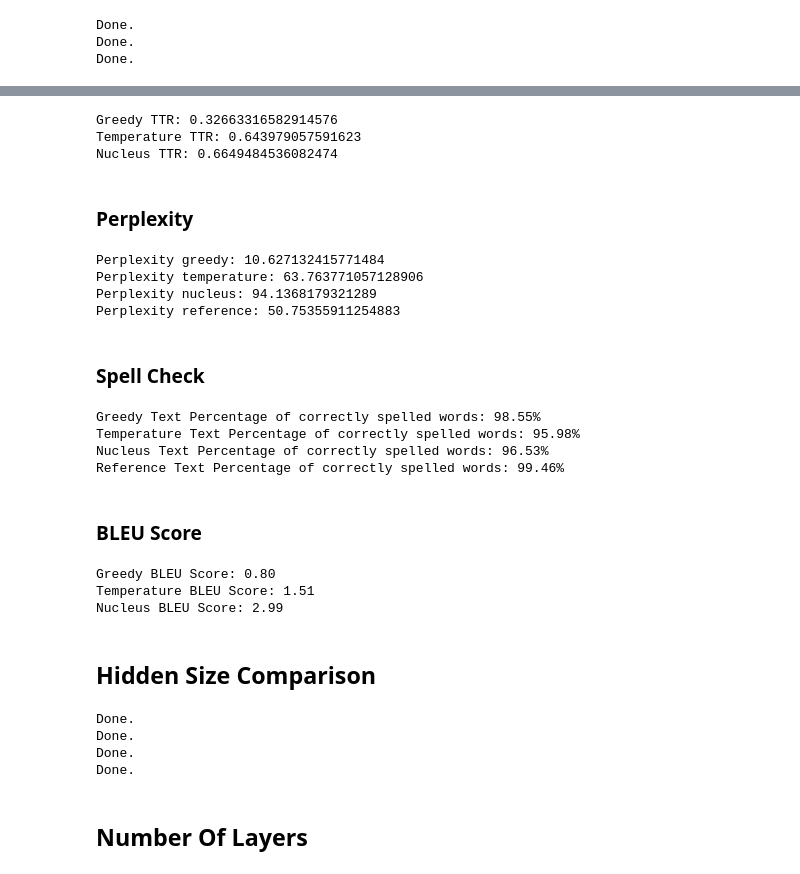
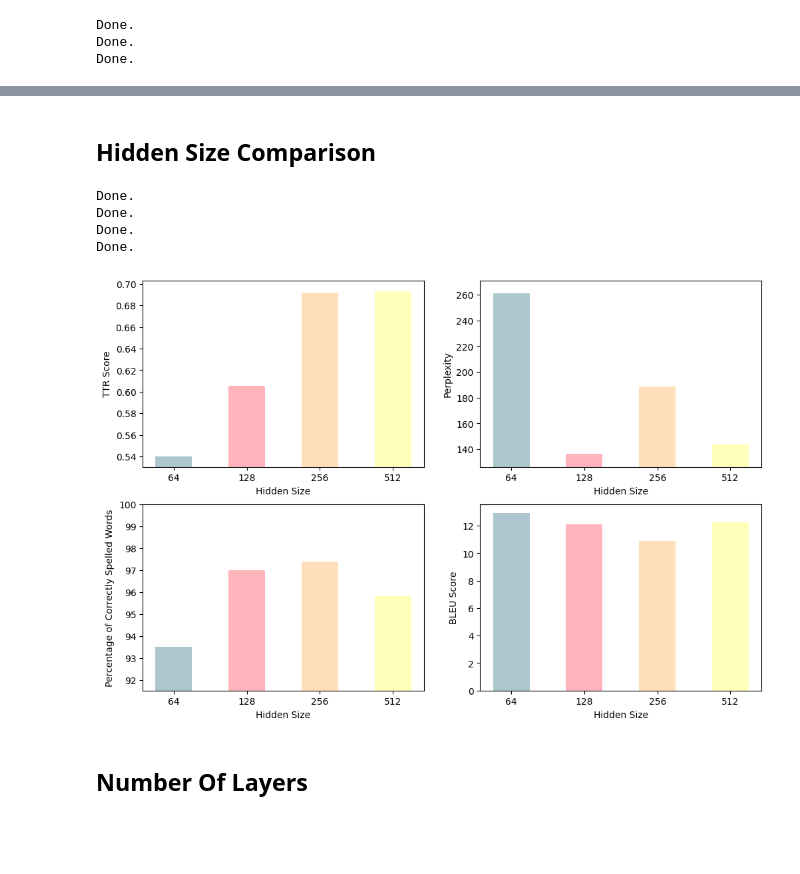
Before and after one commit to ttperr/DD2424-DL-Text_Gen_Project, a Jupyter notebook: evaluation.ipynb, the cells around one changed output, grey strips where cells are left out. Cells and saved outputs as stored; diff of their text form; code cells hidden in the pictures; blank space fills up the shorter version.

```diff
--- a/evaluation.ipynb
+++ b/evaluation.ipynb
@@ -302,71 +294,3 @@ plt.show()
-# %%
-greedy_ttr = calculate_ttr(greedy_text)
-temperature_ttr = calculate_ttr(temperature_text)
-nucleus_ttr = calculate_ttr(nucleus_text)
-
-print("Greedy TTR:", greedy_ttr)
-print("Temperature TTR:", temperature_ttr)
-print("Nucleus TTR:", nucleus_ttr)
-# %% [output]
-Greedy TTR: 0.32663316582914576
-Temperature TTR: 0.643979057591623
-Nucleus TTR: 0.6649484536082474
-# %% [markdown]
-### Perplexity
-# %%
-reference_text = raw_text[-1000:]
-
-perplexity_greedy = calculate_perplexity(greedy_text, gpt2_model, tokenizer, device)
-print(f"Perplexity greedy: {perplexity_greedy}")
-
-perplexity_temperature = calculate_perplexity(temperature_text, gpt2_model, tokenizer, device)
-print(f"Perplexity temperature: {perplexity_temperature}")
-
-perplexity_nucleus = calculate_perplexity(nucleus_text, gpt2_model, tokenizer, device)
-print(f"Perplexity nucleus: {perplexity_nucleus}")
-
-perplexity = calculate_perplexity(reference_text, gpt2_model, tokenizer, device)
-print(f"Perplexity reference: {perplexity}")
-# %% [output]
-Perplexity greedy: 10.627132415771484
-Perplexity temperature: 63.763771057128906
-Perplexity nucleus: 94.1368179321289
-Perplexity reference: 50.75355911254883
-# %% [markdown]
-### Spell Check
-# %%
-greedy_text_percentage = calculate_correctly_spelled_percentage(greedy_text)
-print(f"Greedy Text Percentage of correctly spelled words: {greedy_text_percentage:.2f}%")
-
-temperature_text_percentage = calculate_correctly_spelled_percentage(temperature_text)
-print(f"Temperature Text Percentage of correctly spelled words: {temperature_text_percentage:.2f}%")
-
-nucleus_text_percentage = calculate_correctly_spelled_percentage(nucleus_text)
-print(f"Nucleus Text Percentage of correctly spelled words: {nucleus_text_percentage:.2f}%")
-
-reference_text_percentage = calculate_correctly_spelled_percentage(reference_text)
-print(f"Reference Text Percentage of correctly spelled words: {reference_text_percentage:.2f}%")
-# %% [output]
-Greedy Text Percentage of correctly spelled words: 98.55%
-Temperature Text Percentage of correctly spelled words: 95.98%
-Nucleus Text Percentage of correctly spelled words: 96.53%
-Reference Text Percentage of correctly spelled words: 99.46%
-# %% [markdown]
-### BLEU Score
-# %%
-reference_text = alice[-1000:]
-greedy_bleu_score = calculate_bleu_score(reference_text, greedy_text) * 100
-print(f"Greedy BLEU Score: {greedy_bleu_score:.2f}")
-
-temperature_bleu_score = calculate_bleu_score(reference_text, temperature_text) * 100
-print(f"Temperature BLEU Score: {temperature_bleu_score:.2f}")
-
-nucleus_bleu_score = calculate_bleu_score(reference_text, nucleus_text) * 100
-print(f"Nucleus BLEU Score: {nucleus_bleu_score:.2f}")
-# %% [output]
-Greedy BLEU Score: 0.80
-Temperature BLEU Score: 1.51
-Nucleus BLEU Score: 2.99
 # %% [markdown]
 ## Hidden Size Comparison
 # %%
@@ -377,11 +301,10 @@ texts = []
 for h in hidden_sizes:
     model = CharModel(n_vocab, embedding_dim=50, hidden_size=h, num_layers=2, dropout=0, norm=False, type='lstm').to(device)
     best_model = torch.load(f"LSTM_Hidden_Size/lstm_layers_2_hidden_{h}.pt")
-    n_vocab = len(char_to_int)
-    int_to_char = dict((i, c) for c, i in char_to_int.items())
     model.load_state_dict(best_model)
     model.eval()
-    nucleus_text = generate_from_text(temperature=0.8, p=0.9, prompt='A', doPrint=False)
+    # nucleus_text = generate_from_text(temperature=0.8, p=0.9, prompt='A', doPrint=False)
+    nucleus_text = generate_from_text(temperature=0.8, p=0.9, prompt=None, doPrint=False)
     texts.append(nucleus_text)
 
 ttr_scores = []
@@ -399,6 +322,7 @@ for k in range(len(hidden_sizes)):
     bleu_score = calculate_bleu_score(reference_text, texts[k]) * 100
     bleu_scores.append(bleu_score)
 
+
 indices = np.arange(len(hidden_sizes))
 f = plt.figure(figsize=(12, 8))
 
@@ -406,35 +330,40 @@ plt.subplot(2, 2, 1)
 plt.bar(indices, ttr_scores, width=0.5, color=pastel_colors)  # Use pastel colors
 plt.xlabel('Hidden Size')
 plt.ylabel('TTR Score')
+plt.ylim(min(ttr_scores) - 0.01, max(ttr_scores) + 0.01)
 # plt.title('TTR Score for Different Hidden Sizes')
 plt.xticks(indices, hidden_sizes)  # Set the x-ticks to the specific hidden sizes
 
 plt.subplot(2, 2, 2)
 plt.bar(indices, perplexity_scores, width=0.5, color=pastel_colors)  # Use pastel colors
 plt.xlabel('Hidden Size')
 plt.ylabel('Perplexity')
+plt.ylim(min(perplexity_scores) - 10, max(perplexity_scores) + 10)
 # plt.title('Perplexity for Different Hidden Sizes')
 plt.xticks(indices, hidden_sizes)  # Set the x-ticks to the specific hidden sizes
 
 plt.subplot(2, 2, 3)
 plt.bar(indices, text_percentage_scores, width=0.5, color=pastel_colors)  # Use pastel colors
 plt.xlabel('Hidden Size')
 plt.ylabel('Percentage of Correctly Spelled Words')
+plt.ylim(90, 100)
+plt.ylim(min(text_percentage_scores)-2, 100)
 # plt.title('Percentage of Correctly Spelled Words for Different Hidden Sizes')
 plt.xticks(indices, hidden_sizes)  # Set the x-ticks to the specific hidden sizes
 
 plt.subplot(2, 2, 4)
 plt.bar(indices, bleu_scores, width=0.5, color=pastel_colors)  # Use pastel colors
 plt.xlabel('Hidden Size')
 plt.ylabel('BLEU Score')
 # plt.title('BLEU Score for Different Hidden Sizes')
 plt.xticks(indices, hidden_sizes)  # Set the x-ticks to the specific hidden sizes
 plt.show()
 # %% [output]
 Done.
 Done.
 Done.
 Done.
+[figure, added]
 # %% [markdown]
 ## Number Of Layers
 # %%
```
Also changed, not shown: parts of 10 cells of this notebook.
